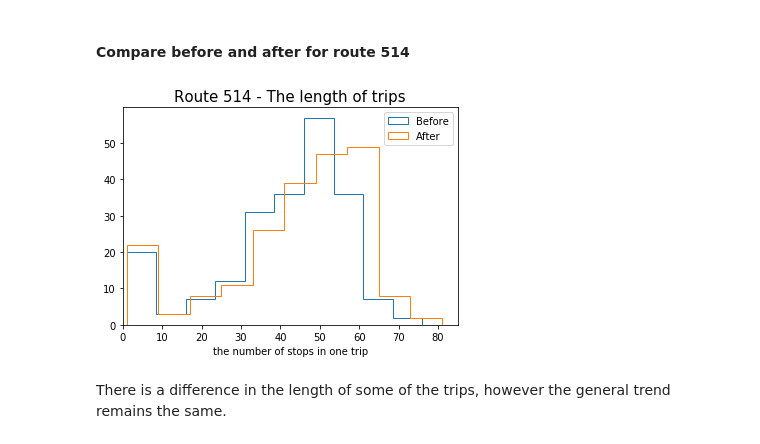
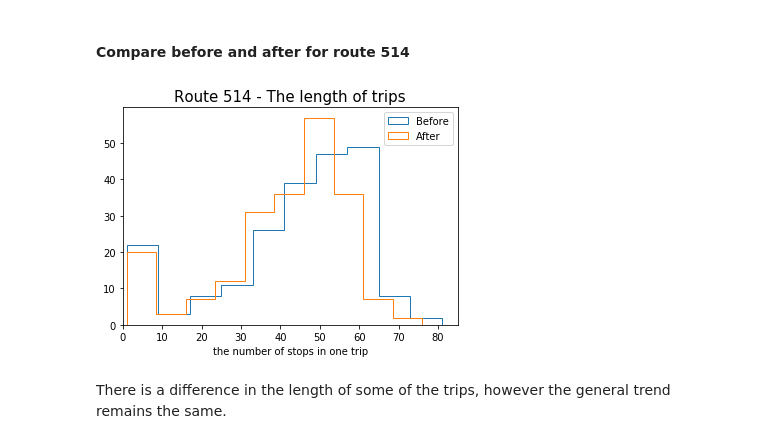
Before and after one commit to webgisgeek/bdit_data-sources, a Jupyter notebook: ttc/validating_cis_processing.ipynb, the cells around one changed output. Cells and saved outputs as stored; diff of their text form; code cells hidden in the pictures.

Commit message:
edited figures from analysis on removing non-service stops

```diff
--- a/ttc/validating_cis_processing.ipynb
+++ b/ttc/validating_cis_processing.ipynb
@@ -1730,19 +1730,19 @@ ax.xaxis.set_major_locator(ticker.MultipleLocator(1))
 # %% [markdown]
 #### Compare before and after for route 514
 # %%
-trips_514_before = (pandasql.read_sql(sql_find_tripIDs3_514_after, con)).values
-trips_514_after = (pandasql.read_sql(sql_find_tripIDs3_514_before, con)).values
-plt.hist(trips_514_before, label = 'Before', histtype= 'step', stacked = False)
-plt.hist(trips_514_after, label='After', histtype = 'step', stacked = False)
+trips_514_before = (pandasql.read_sql(sql_find_tripIDs3_514_before, con)).values
+trips_514_after = (pandasql.read_sql(sql_find_tripIDs3_514_after, con)).values
+plt.hist(trips_514_before, label = 'Before', histtype= 'step')
+plt.hist(trips_514_after, label='After', histtype = 'step')
 plt.legend(loc='upper right')
 
 plt.xlabel('the number of stops in one trip')
 plt.title('Route 514 - The length of trips')
 ax = plt.gca()
 ax.set_xlim([0, 85])
 ax.xaxis.set_major_locator(ticker.MultipleLocator(10))
 # %% [output]
-[figure, old version]
+[figure, new version]
 # %% [markdown]
 There is a difference in the length of some of the trips, however the general trend remains the same.
 # %% [markdown]
```
Also changed, not shown: parts of 1 cell of this notebook, 2 other files.
